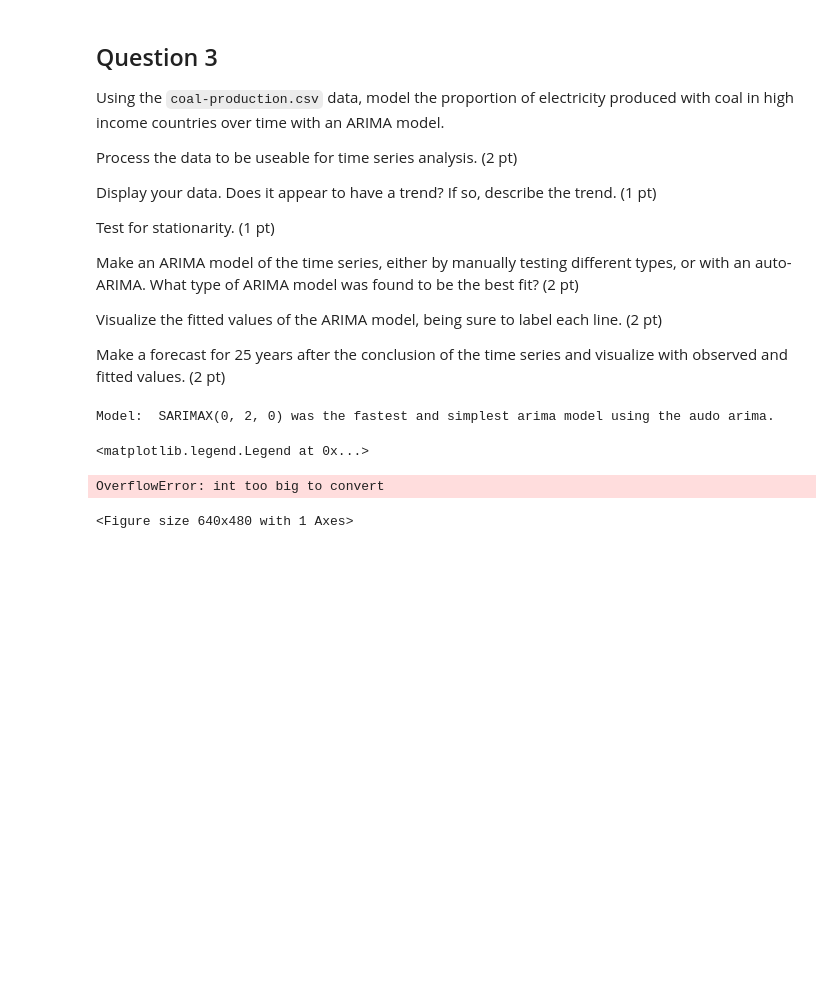
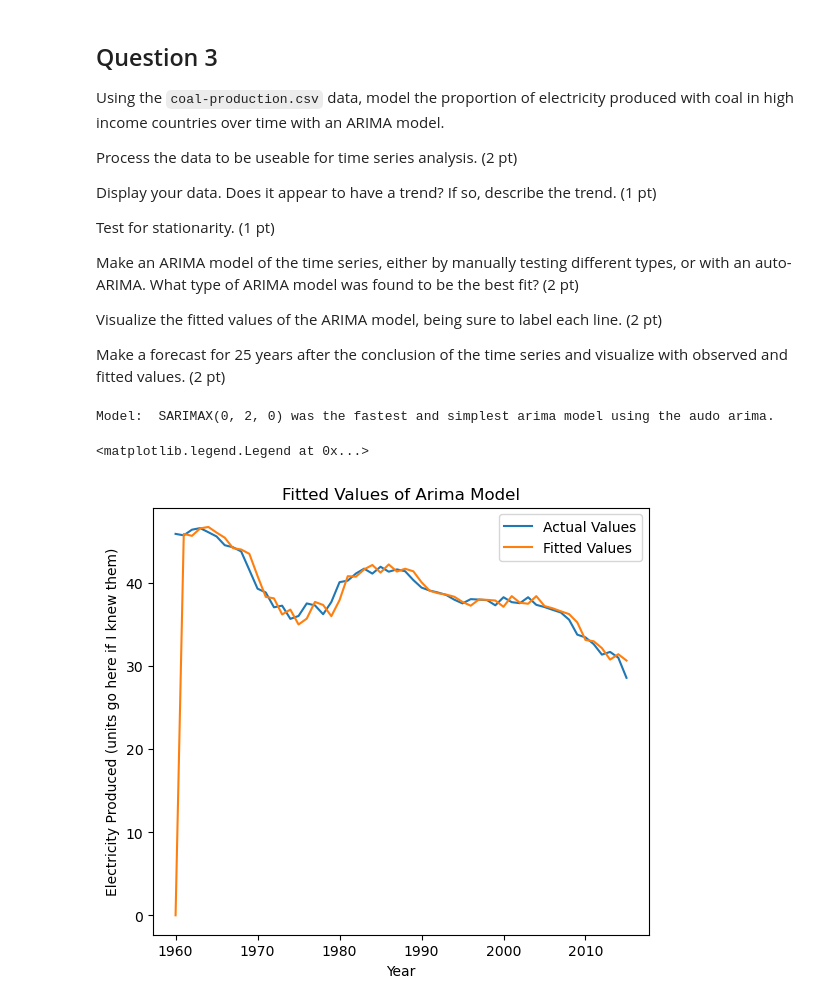
Before and after one commit to dzarur/assignment-5, a Jupyter notebook: answers.ipynb, the cells around one changed output. Drawn from its saved outputs; the diff is of its cells as text; code cells hidden in the pictures; blank space fills up the shorter version.

```diff
--- a/answers.ipynb
+++ b/answers.ipynb
@@ -108,35 +109,34 @@ coal['year'] = pd.to_datetime(coal['year'], format='%Y')
 #     stat = adf_output[0]
 #     pval = adf_output[1]
 #     print('ADF Statistic:', stat)
 #     print('p-value:', pval)
 #     return None
 # adf_print(coalVals)
 # print("Because the p-value is quite large (practically 1), the data is not stationary.")
 
-coalTime = coal["year"]
-autoModel = pm.auto_arima(coalTime)
+coalProd = coal["electricity_prod"]
+autoModel = pm.auto_arima(coalProd)
 autoModel.summary()
 print("Model:	SARIMAX(0, 2, 0) was the fastest and simplest arima model using the audo arima.")
 
 fittedCoal = pd.Series(autoModel.predict_in_sample())
 # plt.plot(coal.index, coal['electricity_prod'], label='Actual Values')
 # plt.plot(fittedCoal.index, fittedCoal, label='Fitted Values')
 # plt.xlabel('Year')
 # plt.ylabel('Electricity Produced (units go here if I knew them)')
 # plt.title("Fitted Values of Arima Model")
 # plt.subplots_adjust(top=1)
 # plt.legend()
 
 fittedCoal = pd.Series(fittedCoal, index=coal.index)
-plt.plot(coal, label='Actual Values')
+plt.plot(coalProd, label='Actual Values')
 plt.plot(fittedCoal, label='Fitted Values')
 plt.xlabel('Year')
 plt.ylabel('Electricity Produced (units go here if I knew them)')
 plt.title("Fitted Values of Arima Model")
 plt.subplots_adjust(top=1)
 plt.legend()
 # %% [output]
 Model:  SARIMAX(0, 2, 0) was the fastest and simplest arima model using the audo arima.
 <matplotlib.legend.Legend at 0x...>
-OverflowError: int too big to convert
-<Figure size 640x480 with 1 Axes>
+[figure, added]
```
Also changed, not shown: parts of 1 cell of this notebook.
